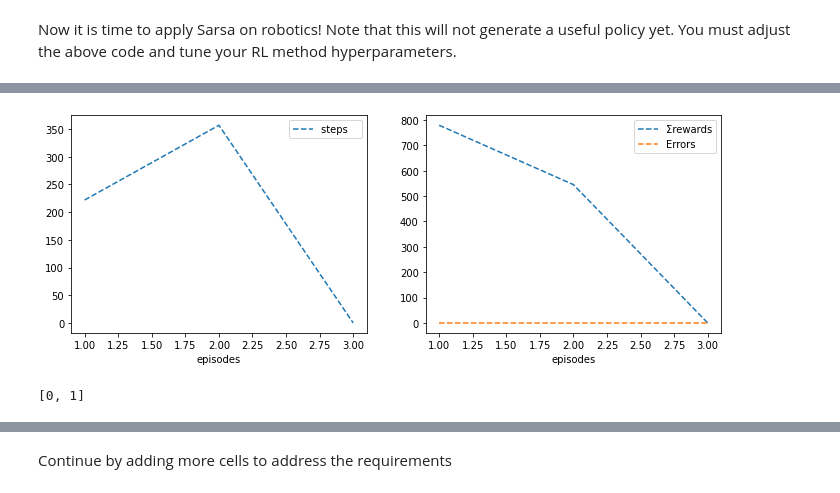
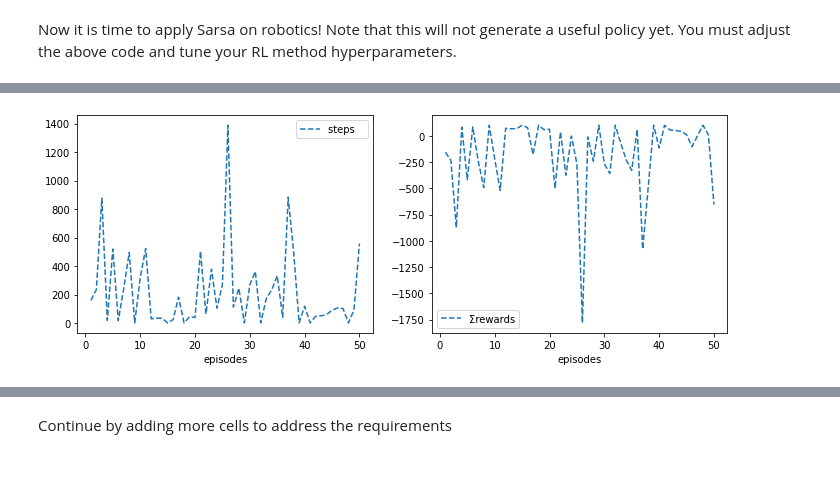
Before and after one commit to hakbar0/robotics-assessment-2, a Jupyter notebook: assessment2.ipynb, the cells around one changed output, grey strips where cells are left out. Drawn from its saved outputs; the diff is of its cells as text; code cells hidden in the pictures.

```diff
--- a/assessment2.ipynb
+++ b/assessment2.ipynb
@@ -60,7 +60,7 @@ import random
 from math import pi
 # %%
 # global hyperparamter how many areas full cricle divided
-θres = 10
+θres = 4
 # global hyperparamter how times publisher publisehs
 hz = 5
 # %%
@@ -69,12 +69,12 @@ class RoboGridEnv:
     # the goals default values are set just in front of the robot for testing,
     # change according to the brief and as you see fit
     def __init__(self, xdim=4, ydim=4, hz=hz,
-                 xgoal=1.3, ygoal=0, tol=0.5,
+                 xgoal=1.3, ygoal=0, tol=0.8,
                  x= -0.000021, y = -0.000021, θ=0,
-                 speed=0.3, θspeed=1,
-                 resol=3, θresol=2*pi/θres,
+                 speed=0.46, θspeed=0.14,
+                 resol=0.3, θresol=2*pi/θres,
                  range_min=0.30,
-                 rewards=[1000, -10, 0, -1,],
+                 rewards=[100, -10, 0, -1,],
 
                  visual=False):
 
@@ -141,22 +141,23 @@ class RoboGridEnv:
 
     # change the reward to produce a suitable policy
     def reward(self):
-        reward = -1
+        reward = -100
         done = False
 
         # cheacking for goal
         tol = self.tol
 
         if self.xgoal + tol > self.x > self.xgoal - tol and self.ygoal + tol > self.y > self.ygoal - tol:
-            reward =  1000
+            reward =  10000
             done = True
             self.crashes.append(self.crash)
             self.crash = 0
 
         if self.scans[:3].min() < self.range_min or self.scans[-3:].min() < self.range_min:
-            reward =  -100
+            reward =  -1000
             self.crash +=1
             self.reset()
+
 
         return reward, done
 
@@ -169,16 +170,18 @@ class RoboGridEnv:
 
     # change this to generate a suitable state representation
     def s_(self):
-         # the return is provided for testing only
-         # you must return the state of the robot instead
-        return random.randint(0, self.nS)
+        x_index = int((self.x + self.xdim/2) // self.resol)
+        y_index = int((self.y + self.ydim/2) // self.resol)
+        θ_index = int((self.θ + 2 * pi) % (2 * pi) // self.θresol)
+
+        state = x_index + y_index * self.cols + θ_index * self.cols * self.rows
+        return state
 
     def reset(self):
 #        reset_world service
         try:    ros.ServiceProxy('/gazebo/reset_world', Empty).call()
         except: print('could not reset world')
         self.rate.sleep()
-        self.done = False
         return self.s_()
 
     def step(self, a):
@@ -225,7 +230,7 @@ class RoboGridEnv:
 # %%
 robogrid2x2 = RoboGridEnv(xdim=4, ydim=4,
                           xgoal=1.5, ygoal=0, tol =0.8,
-                          speed=0.3, θspeed=1.2, hz=hz,
+                          speed=0.4, θspeed=1.4, hz=hz,
                           resol=0.4, θresol=(2*pi/θres),
                           range_min=0.38)
 # %% [output]
@@ -275,9 +287,5 @@ from Lesson5_TemporalDifferenceMethods import *
 # %%
-sarsa = Sarsa(env=robogrid2x2, α=0.3, episodes=40, seed=8, **demoGame()).interact()
+sarsa = Sarsa(env=robogrid2x2,ε=0.999, α=0.7, episodes=50, seed=10, **demoGame()).interact()
 robogrid2x2.stop()
 # %% [output]
-[figure, old version]
+[figure, new version]
-# %%
-robogrid2x2.crashes
-# %% [output]
-[0, 1]
```
Also changed, not shown: parts of 21 cells of this notebook, 1 other file.
